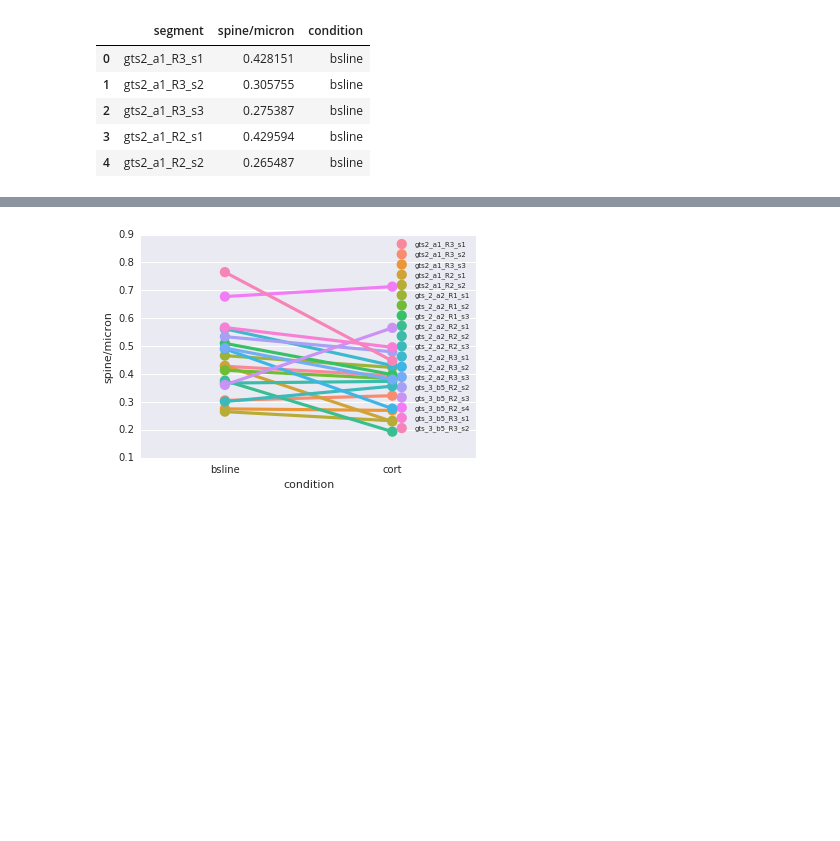
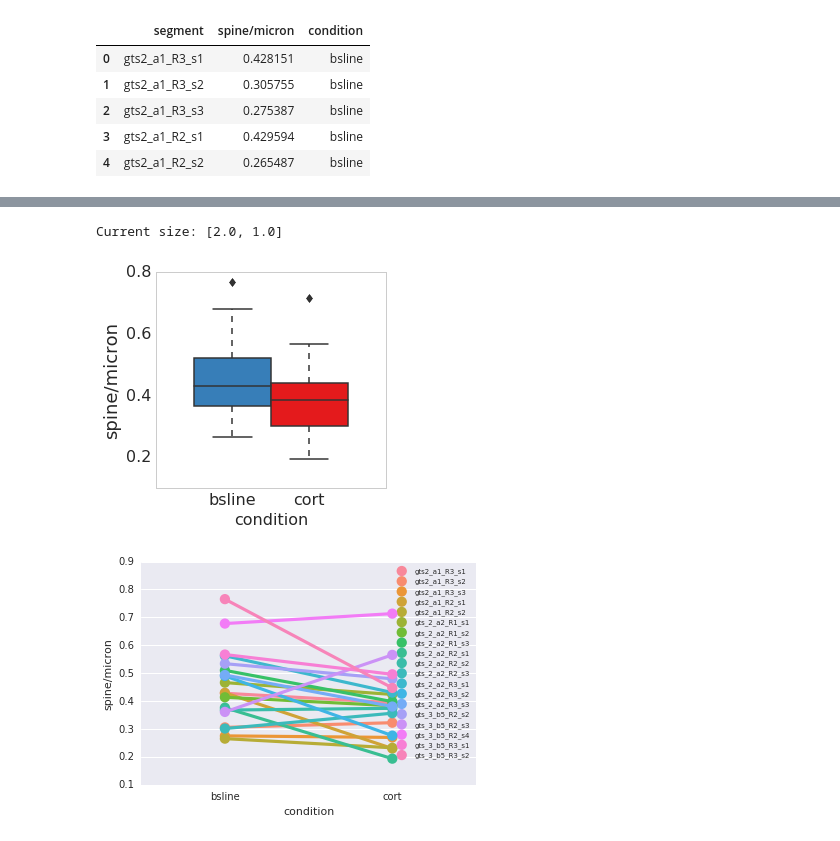
Before and after one commit to GergelyTuri/code, a Jupyter notebook: structuralDataPlotting.ipynb, the cells around one changed output, grey strips where cells are left out. Saved outputs shown, nothing was run; the diff lists cells and outputs as text; code cells hidden in the pictures; blank space fills up the shorter version.

```diff
--- a/structuralDataPlotting.ipynb
+++ b/structuralDataPlotting.ipynb
@@ -34,3 +70,50 @@ ax1 = sns.swarmplot(x="condition", y="spine/micron", data=data, color=".25")
+# %%
+# Create boxplot - matplotlib style
+
+
+# fig_size[0] = 2
+# fig_size[1] = 1
+# plt.rcParams["figure.figsize"] = fig_size
+# # fig_size = plt.rcParams["figure.figsize"]
+
+fig_size = plt.rcParams["figure.figsize"]
+
+# Prints: [8.0, 6.0]
+print "Current size:", fig_size
+
+
+bplot = data.boxplot(by="condition", column="spine/micron", positions=[1,1.5],widths=0.5,
+                     return_type='dict', figsize=(4,4), grid=False, patch_artist=True,
+                     sym='d', fontsize=16)
+
+# Style boxplot
+colors = ['#377eb8', '#e41a1c']
+for patch, color in zip(bplot['spine/micron']['boxes'], colors):
+    patch.set_facecolor(color)
+    patch.set_edgecolor('0.2')
+    patch.set_linewidth(1.5)
+for whisker in bplot['spine/micron']['whiskers']:
+    whisker.set_color('0.2')
+    whisker.set_linewidth(1.5)
+for fliers in bplot['spine/micron']['fliers']:
+    fliers.set_markerfacecolor('0.2')
+for median in bplot['spine/micron']['medians']:
+    median.set_color('0.2')
+    median.set_linewidth(1.5)
+for caps in bplot['spine/micron']['caps']:
+    caps.set_color('0.2')
+    caps.set_linewidth(1.5)
+
+# Other adjustments
+plt.title("")
+plt.suptitle("")
+plt.xlabel("condition", fontsize=16, fontname="Arial")
+plt.ylabel("spine/micron", fontsize=18, fontname="Arial")
+plt.yticks([0.2,0.4,0.6,0.8])
+plt.style.use('ggplot')
+# %% [output]
+Current size: [2.0, 1.0]
+[figure, added]
 # %%
 fig, ax = plt.subplots()
 sns.pointplot(x="condition", y="spine/micron",hue="segment", data=data)
```
Also changed, not shown: parts of 43 cells of this notebook, 5 other files.
